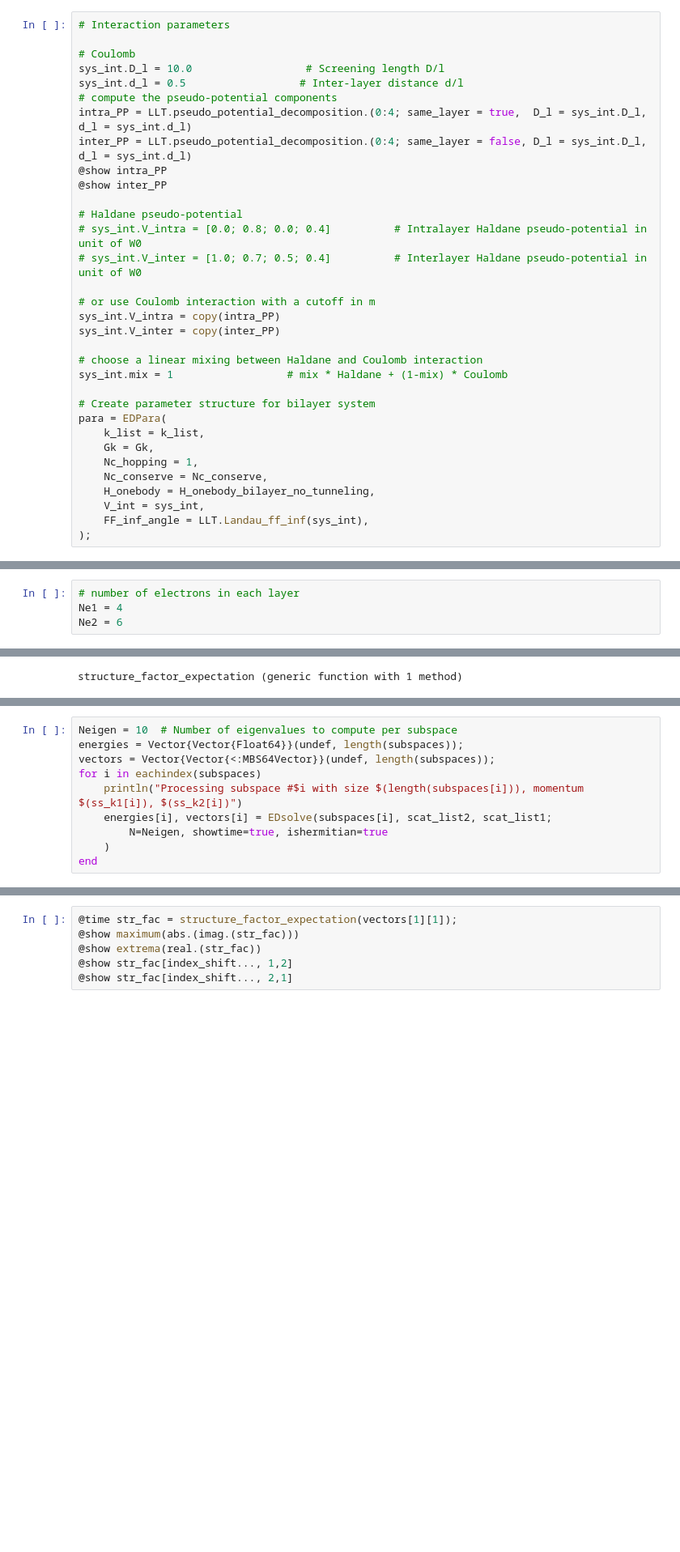
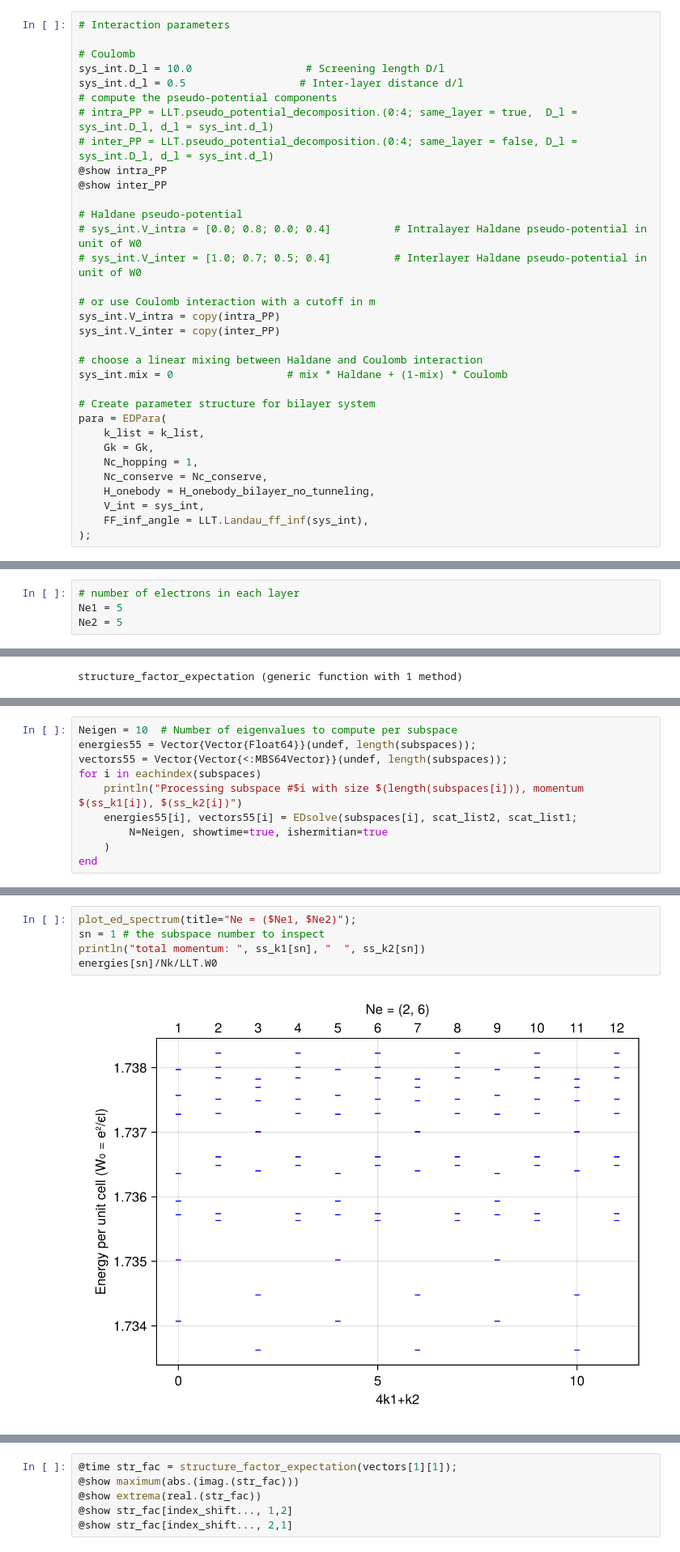
Before and after one commit to Zou-Bo/MomentumED.jl, a Jupyter notebook: landau level torus/continous symmetry breaking/2. LL_exciton_condensate.ipynb, the cells around one changed output, grey strips where cells are left out. Shown: that part at 81% size. Drawn from its saved outputs; the diff is of its cells as text; blank space fills up the shorter version.

```diff
--- a/landau level torus/continous symmetry breaking/2. LL_exciton_condensate.ipynb
+++ b/landau level torus/continous symmetry breaking/2. LL_exciton_condensate.ipynb
@@ -130,8 +145,8 @@ sys_int = LandauInteraction(tri_lattice,
 sys_int.D_l = 10.0                  # Screening length D/l
 sys_int.d_l = 0.5                  # Inter-layer distance d/l
 # compute the pseudo-potential components
-intra_PP = LLT.pseudo_potential_decomposition.(0:4; same_layer = true,  D_l = sys_int.D_l, d_l = sys_int.d_l)
-inter_PP = LLT.pseudo_potential_decomposition.(0:4; same_layer = false, D_l = sys_int.D_l, d_l = sys_int.d_l)
+# intra_PP = LLT.pseudo_potential_decomposition.(0:4; same_layer = true,  D_l = sys_int.D_l, d_l = sys_int.d_l)
+# inter_PP = LLT.pseudo_potential_decomposition.(0:4; same_layer = false, D_l = sys_int.D_l, d_l = sys_int.d_l)
 @show intra_PP
 @show inter_PP
 
@@ -144,7 +159,7 @@ sys_int.V_intra = copy(intra_PP)
 sys_int.V_inter = copy(inter_PP)
 
 # choose a linear mixing between Haldane and Coulomb interaction
-sys_int.mix = 1                  # mix * Haldane + (1-mix) * Coulomb
+sys_int.mix = 0                  # mix * Haldane + (1-mix) * Coulomb
 
 # Create parameter structure for bilayer system
 para = EDPara(
@@ -162,5 +177,5 @@ inter_PP = [1.227680253714756, 0.7105139963611995, 0.5157214926633534, 0.4120255
 # %%
 # number of electrons in each layer
-Ne1 = 4
-Ne2 = 6
+Ne1 = 5
+Ne2 = 5
 # %% [output]
@@ -225,11 +240,11 @@ Many Body Operator (upper_hermitian=true) :
         Vector{MomentumEDCore.Scatter{2}} with 2640 scattering terms
 # %%
 Neigen = 10  # Number of eigenvalues to compute per subspace
-energies = Vector{Vector{Float64}}(undef, length(subspaces));
-vectors = Vector{Vector{<:MBS64Vector}}(undef, length(subspaces));
+energies55 = Vector{Vector{Float64}}(undef, length(subspaces));
+vectors55 = Vector{Vector{<:MBS64Vector}}(undef, length(subspaces));
 for i in eachindex(subspaces)
     println("Processing subspace #$i with size $(length(subspaces[i])), momentum $(ss_k1[i]), $(ss_k2[i])")
-    energies[i], vectors[i] = EDsolve(subspaces[i], scat_list2, scat_list1;
+    energies55[i], vectors55[i] = EDsolve(subspaces[i], scat_list2, scat_list1;
         N=Neigen, showtime=true, ishermitian=true
     )
 end
@@ -299,0 +300,7 @@ total momentum: 0  0
+# %%
+plot_ed_spectrum(title="Ne = ($Ne1, $Ne2)");
+sn = 1 # the subspace number to inspect
+println("total momentum: ", ss_k1[sn], "  ", ss_k2[sn])
+energies[sn]/Nk/LLT.W0
+# %% [output]
+[figure, added]
```
Also changed, not shown: parts of 13 cells of this notebook, 13 other files.
